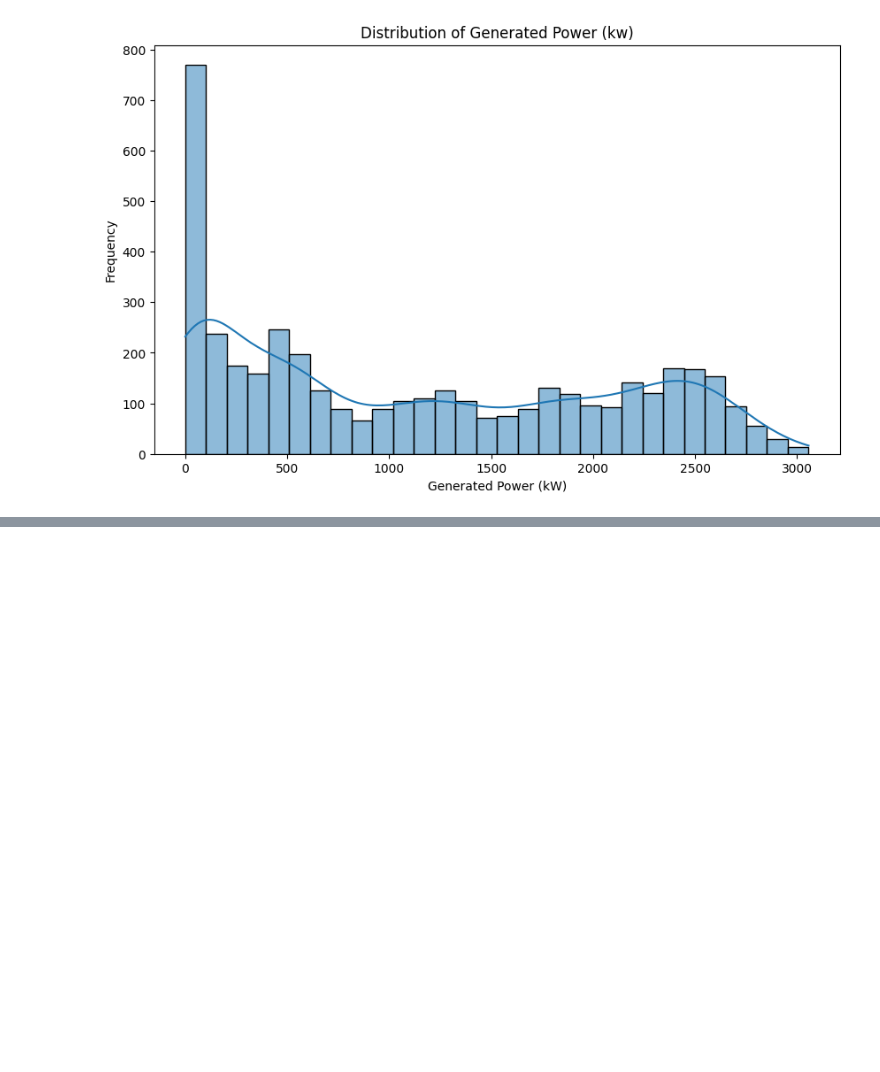
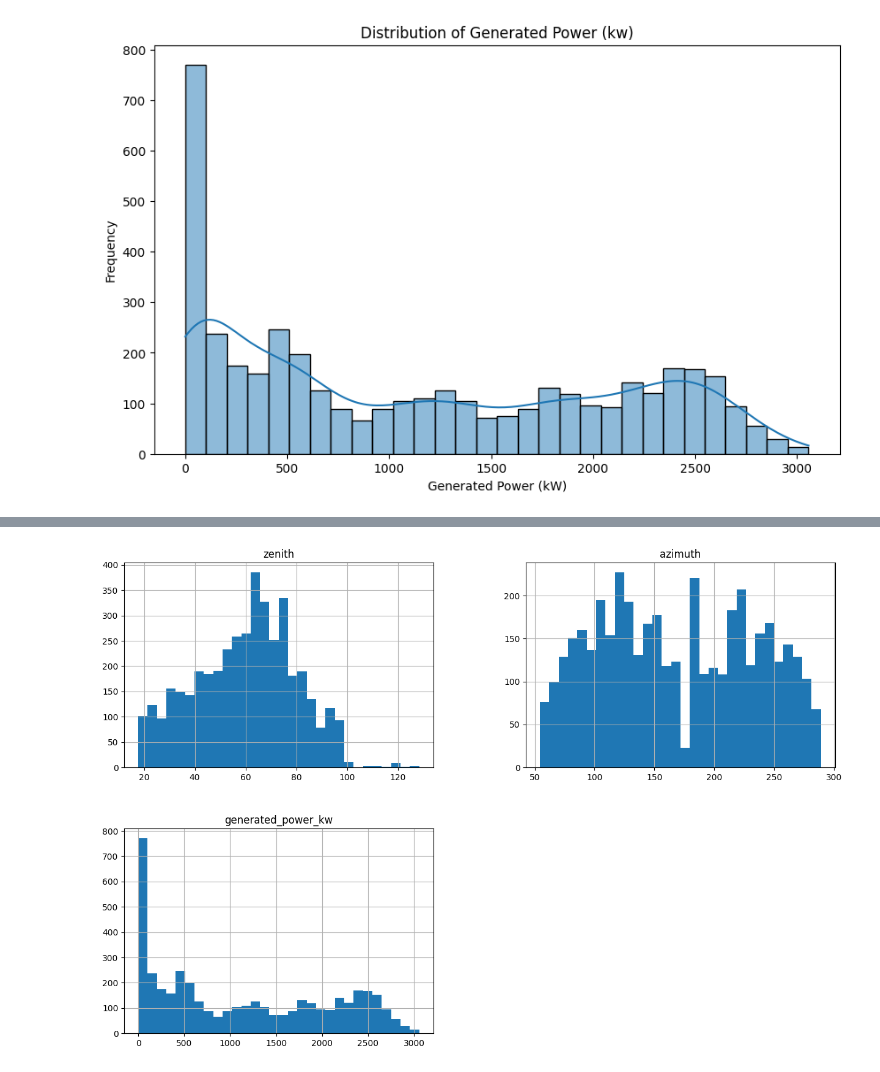
Before and after one commit to SYEDRAMEEZINDRABI/Week-1, a Jupyter notebook: solarpowerprediciton.ipynb, the cells around one changed output, grey strips where cells are left out. Cells and saved outputs as stored; diff of their text form; code cells hidden in the pictures; blank space fills up the shorter version.

```diff
--- a/solarpowerprediciton.ipynb
+++ b/solarpowerprediciton.ipynb
@@ -140,0 +176,5 @@ plt.show
+# %%
+df[df.columns[18:21]].hist(bins=30, figsize=(15,10))
+plt.show()
+# %% [output]
+[figure, added]
```
Also changed, not shown: parts of 20 cells of this notebook.
